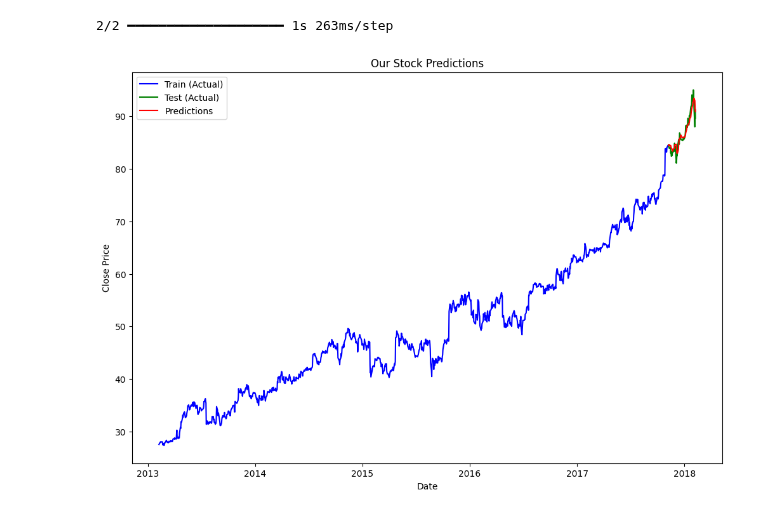
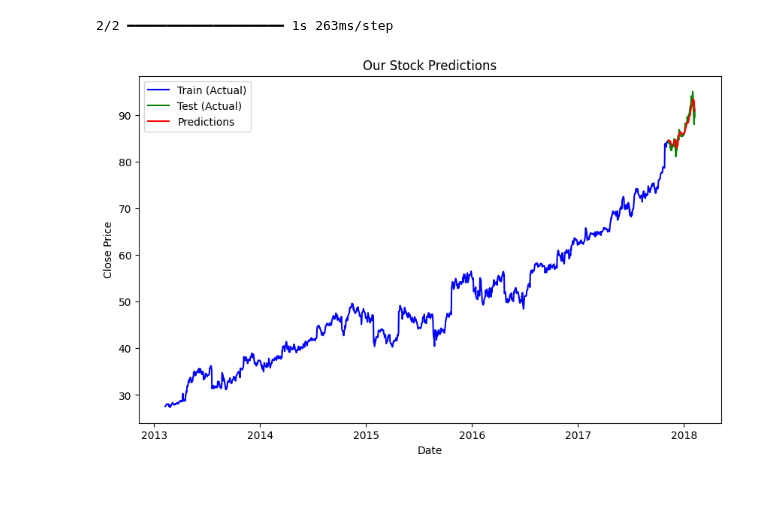
Before and after one commit to s-muhammadkamran/NLP, a Jupyter notebook: code/forecasting/ms_stock_forecasting.ipynb, the cells around one changed output. Cells and saved outputs as stored; diff of their text form; code cells hidden in the pictures.

```diff
--- a/code/forecasting/ms_stock_forecasting.ipynb
+++ b/code/forecasting/ms_stock_forecasting.ipynb
@@ -219,20 +219,20 @@ predictions = scaler.inverse_transform(predictions)
 # %%
 # Plotting data
 train = data[:training_data_len]
 test =  data[training_data_len:]
 
 test = test.copy()
 
 test['Predictions'] = predictions
 
-plt.figure(figsize=(12,8))
+plt.figure(figsize=(10,6))
 plt.plot(train['date'], train['close'], label="Train (Actual)", color='blue')
 plt.plot(test['date'], test['close'], label="Test (Actual)", color='green')
 plt.plot(test['date'], test['Predictions'], label="Predictions", color='red')
 plt.title("Our Stock Predictions")
 plt.xlabel("Date")
 plt.ylabel("Close Price")
 plt.legend()
 plt.show()
 # %% [output]
-[figure, old version]
+[figure, new version]
```
